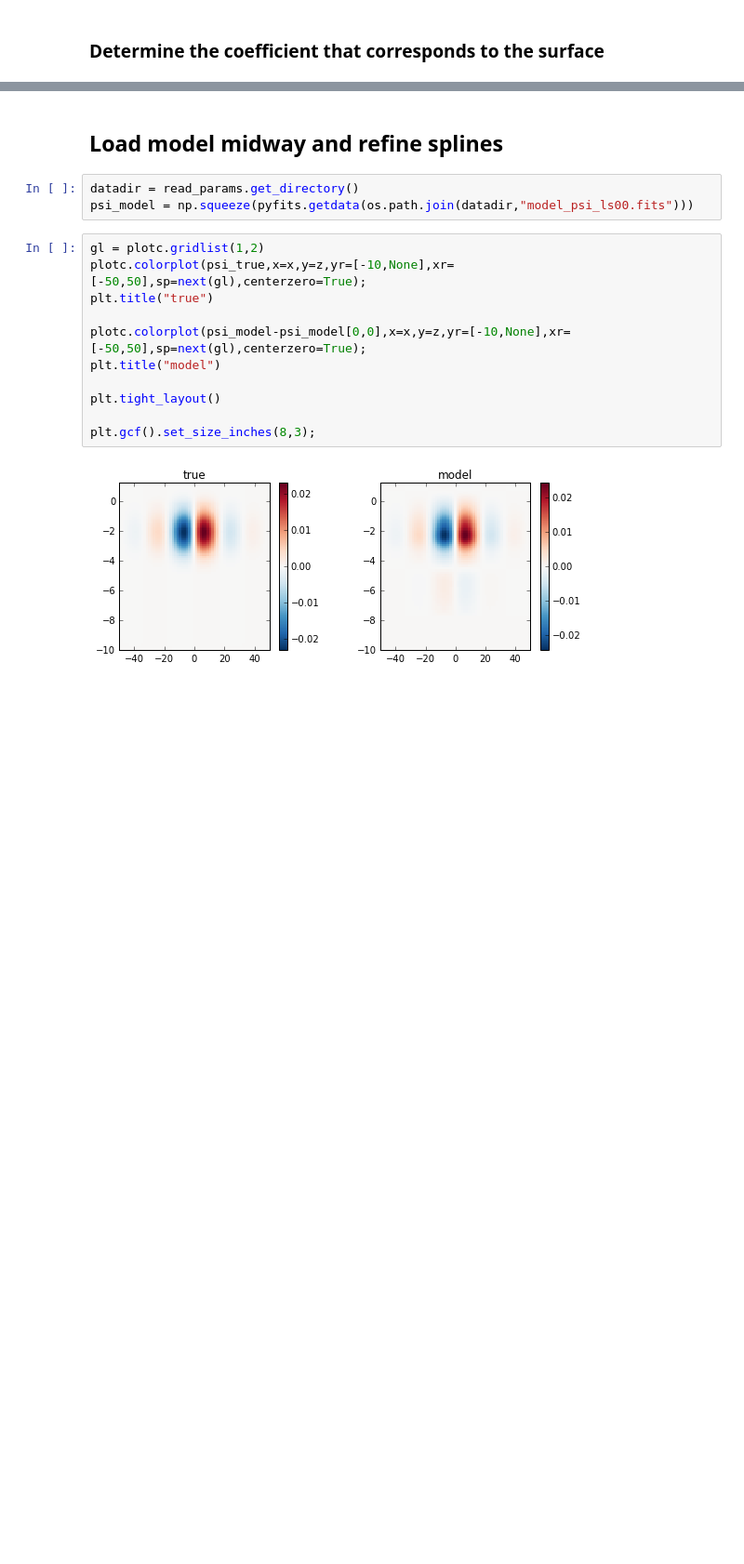
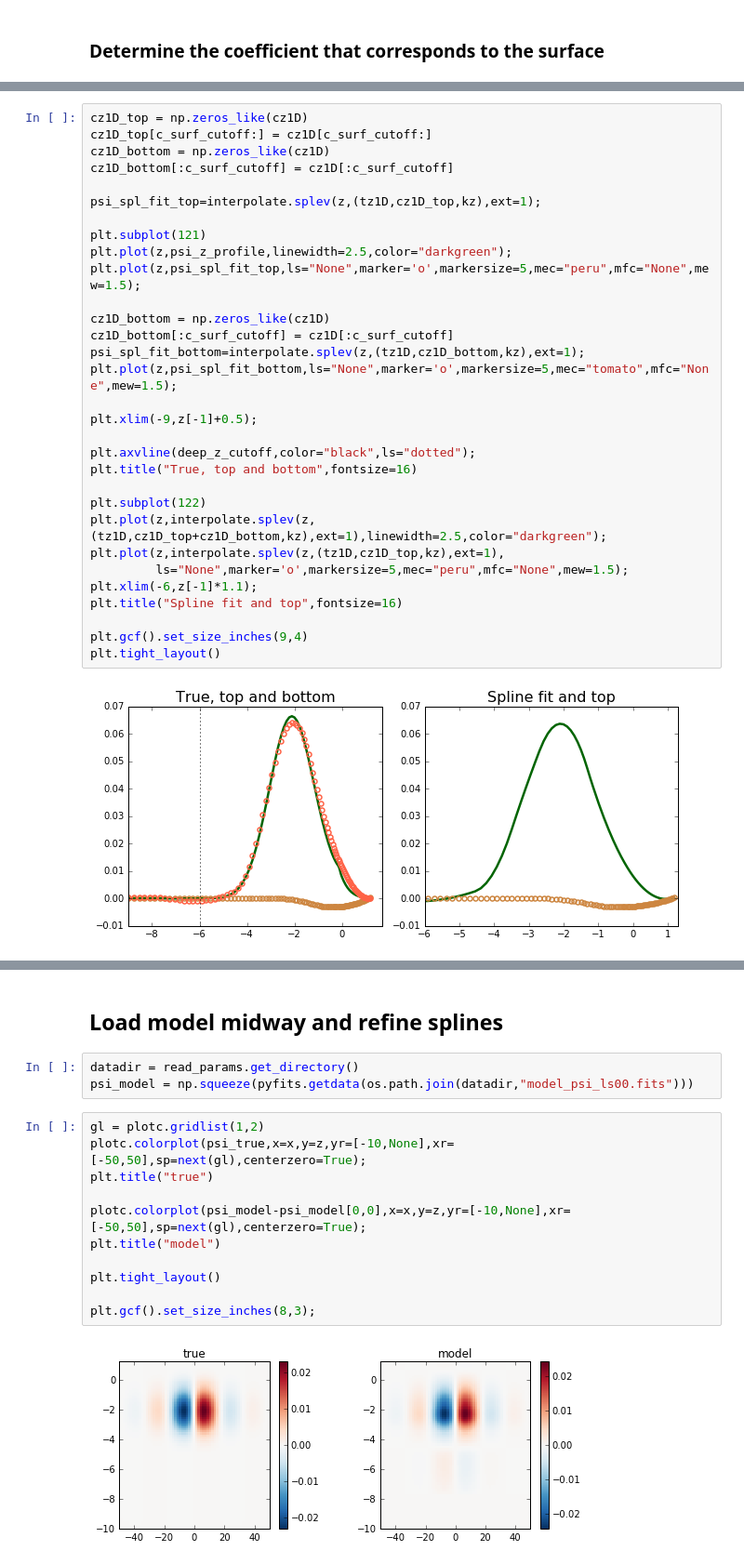
Before and after one commit to jishnub/sparc_flows, a Jupyter notebook: Supergranule_Spline.ipynb, the cells around one changed output, grey strips where cells are left out. Shown at 93% size. Saved outputs shown, nothing was run; the diff lists cells and outputs as text; blank space fills up the shorter version.

```diff
--- a/Supergranule_Spline.ipynb
+++ b/Supergranule_Spline.ipynb
@@ -153,0 +120,33 @@ plt.ylim(cz1D_bottom.min()-0.001,cz1D_bottom.max()*1.2);
+# %%
+cz1D_top = np.zeros_like(cz1D)
+cz1D_top[c_surf_cutoff:] = cz1D[c_surf_cutoff:]
+cz1D_bottom = np.zeros_like(cz1D)
+cz1D_bottom[:c_surf_cutoff] = cz1D[:c_surf_cutoff]
+
+psi_spl_fit_top=interpolate.splev(z,(tz1D,cz1D_top,kz),ext=1);
+
+plt.subplot(121)
+plt.plot(z,psi_z_profile,linewidth=2.5,color="darkgreen");
+plt.plot(z,psi_spl_fit_top,ls="None",marker='o',markersize=5,mec="peru",mfc="None",mew=1.5);
+
+cz1D_bottom = np.zeros_like(cz1D)
+cz1D_bottom[:c_surf_cutoff] = cz1D[:c_surf_cutoff]
+psi_spl_fit_bottom=interpolate.splev(z,(tz1D,cz1D_bottom,kz),ext=1);
+plt.plot(z,psi_spl_fit_bottom,ls="None",marker='o',markersize=5,mec="tomato",mfc="None",mew=1.5);
+
+plt.xlim(-9,z[-1]+0.5);
+
+plt.axvline(deep_z_cutoff,color="black",ls="dotted");
+plt.title("True, top and bottom",fontsize=16)
+
+plt.subplot(122)
+plt.plot(z,interpolate.splev(z,(tz1D,cz1D_top+cz1D_bottom,kz),ext=1),linewidth=2.5,color="darkgreen");
+plt.plot(z,interpolate.splev(z,(tz1D,cz1D_top,kz),ext=1),
+         ls="None",marker='o',markersize=5,mec="peru",mfc="None",mew=1.5);
+plt.xlim(-6,z[-1]*1.1);
+plt.title("Spline fit and top",fontsize=16)
+
+plt.gcf().set_size_inches(9,4)
+plt.tight_layout()
+# %% [output]
+[figure, added]
```
Also changed, not shown: parts of 25 cells of this notebook, 10 other files.
